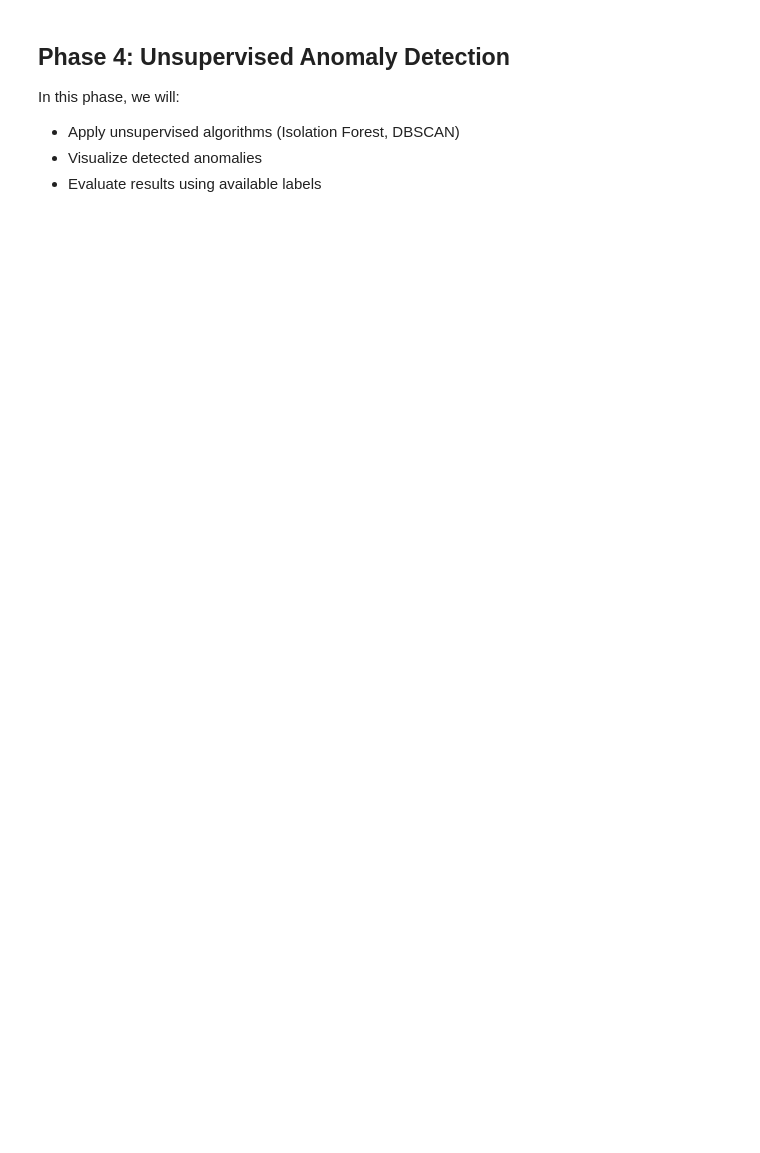
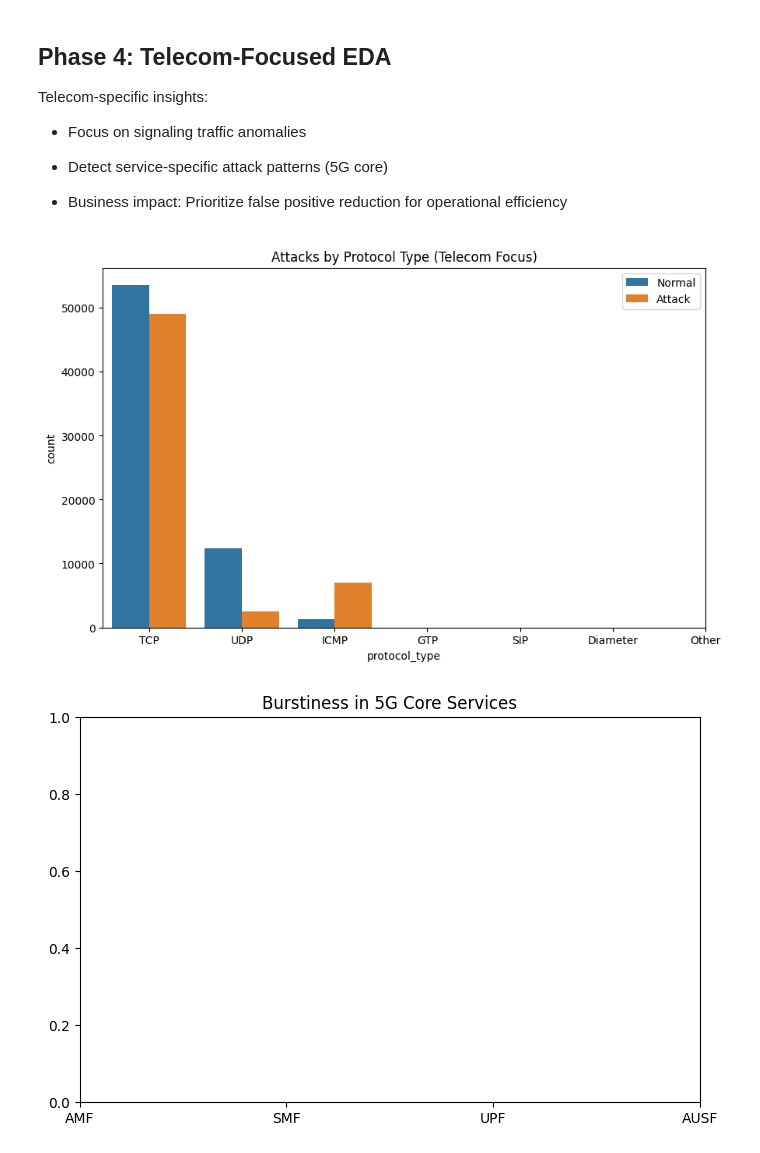
Before and after one commit to ishaq2321/Network-Traffic-Anomaly-Detection, a Jupyter notebook: network_traffic_anomaly_detection.ipynb, the cells around one changed output. Cells and saved outputs as stored; diff of their text form; code cells hidden in the pictures; blank space fills up the shorter version.

```diff
--- a/network_traffic_anomaly_detection.ipynb
+++ b/network_traffic_anomaly_detection.ipynb
@@ -190,19 +241,41 @@ Added bytes_ratio feature.
 # %% [markdown]
-## Phase 4: Unsupervised Anomaly Detection
+## Phase 4: Telecom-Focused EDA
 
-In this phase, we will:
-- Apply unsupervised algorithms (Isolation Forest, DBSCAN)
-- Visualize detected anomalies
-- Evaluate results using available labels
+Telecom-specific insights:
+
+- Focus on signaling traffic anomalies
+
+- Detect service-specific attack patterns (5G core)
+
+- Business impact: Prioritize false positive reduction for operational efficiency
 # %%
 # For faster experimentation, sample a subset of the data
 sample_frac = 0.2  # Use 20% of the data
 train_sample = train_df_reduced.sample(frac=sample_frac, random_state=42)
-X_sample = train_sample.drop('target', axis=1)
-y_sample = train_sample['target']
+X_sample = train_sample.drop('security_status', axis=1)
+y_sample = train_sample['security_status']
 
 # Recompute PCA for the sample
 from sklearn.decomposition import PCA
 pca = PCA(n_components=2, random_state=42)
 X_pca_sample = pca.fit_transform(X_sample)
+
+# Attacks by protocol type (telecom focus)
+plt.figure(figsize=(10,6))
+sns.countplot(x='protocol_type', hue='security_status', data=train_df_reduced)
+plt.title('Attacks by Protocol Type (Telecom Focus)')
+plt.xticks([0,1,2,3,4,5,6], ['TCP','UDP','ICMP','GTP','SIP','Diameter','Other'])
+plt.legend(['Normal','Attack'])
+plt.show()
+
+# Telecom critical services analysis
+critical_services = train_df_reduced[train_df_reduced['service'].isin([10,11,12,13])]
+plt.figure(figsize=(8,5))
+sns.boxplot(x='service', y='burstiness', hue='security_status', data=critical_services)
+plt.title('Burstiness in 5G Core Services')
+plt.xticks([0,1,2,3], ['AMF','SMF','UPF','AUSF'])
+plt.show()
+# %% [output]
+[figure, added]
+[figure, added]
 # %%
```
Also changed, not shown: parts of 16 cells of this notebook, 2 other files.
